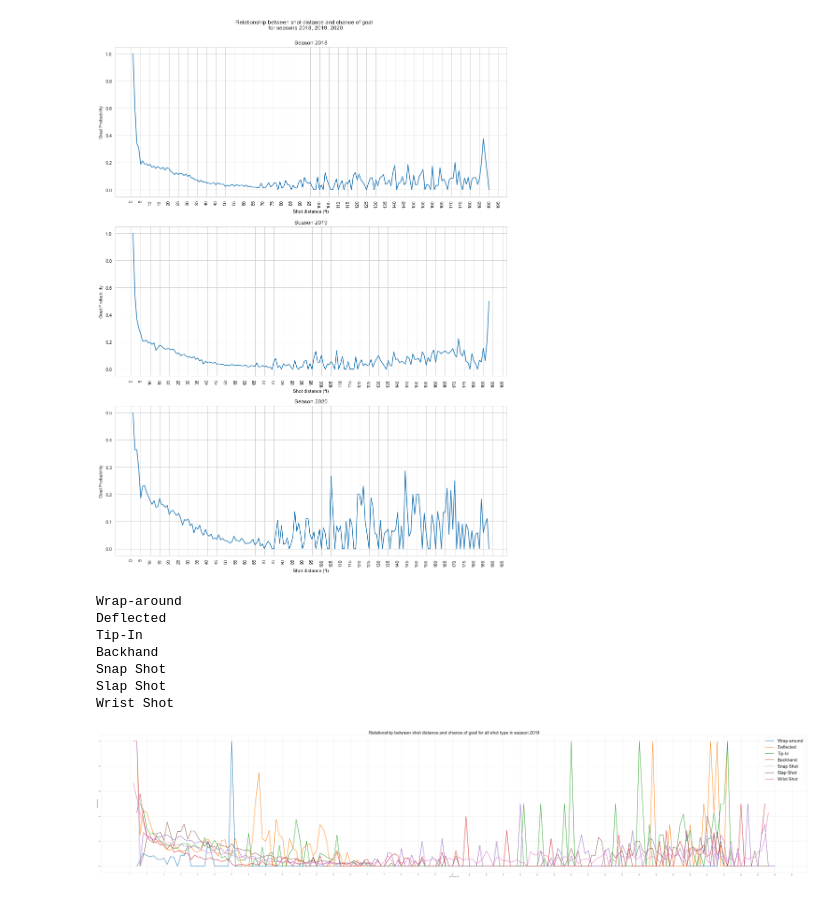
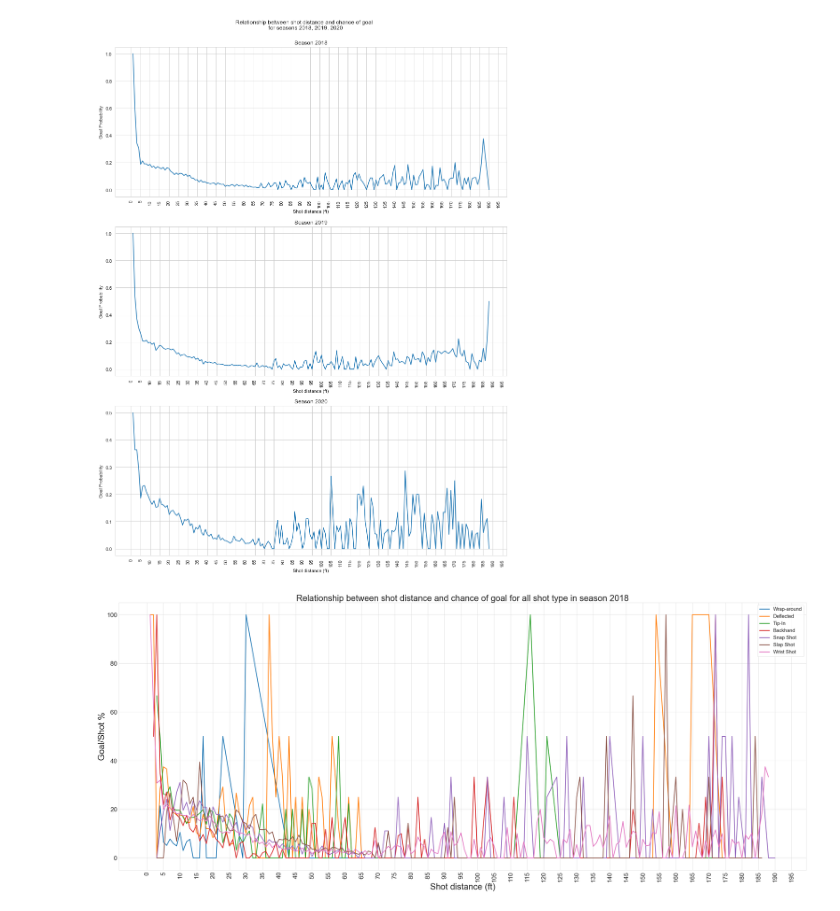
Before and after one commit to IFT6758-Team-08/Team_8_IFT_6758, a Jupyter notebook: notebooks/Milestone_1_Visualization.ipynb, the cells around one changed output. Drawn from its saved outputs; the diff is of its cells as text; code cells hidden in the pictures.

```diff
--- a/notebooks/Milestone_1_Visualization.ipynb
+++ b/notebooks/Milestone_1_Visualization.ipynb
@@ -106,38 +106,30 @@ distance_vs_goal(df_all_season)
 
 [55464 rows x 18 columns]
 [figure]
-# %%
-## part c
-
-    print(shot_type)
-# %% [output]
-Wrap-around
-Deflected
-Tip-In
-Backhand
-Snap Shot
-Slap Shot
-Wrist Shot
-# %%
-def distance_vs_goal_per_shot(df_game_events, df_shot_goal):
-    df_game_events['shot_distance'] = df_game_events['shot_distance'].round(0)
-    fig1 = plt.figure(figsize=(100, 20))
-    df_game_events_season = df_game_events[df_game_events['season'].astype(str)=='2018']
-    for shot_type in (df_shot_goal.index):
-        df_game_events_season = df_game_events[df_game_events['secondary_type'].astype(str)==shot_type]
-        df_game_events_season = df_game_events_season.groupby(['shot_distance'])['goal'].mean().to_frame().reset_index()
-        ax1 = sns.lineplot(x='shot_distance', y='goal', data=df_game_events_season, linewidth = 3, label=shot_type)
-
-        plt.title('Relationship between shot distance and chance of goal for all shot type in season 2018', size=35)
-        ax1.set_axisbelow(True)
-    plt.xticks(np.arange(0, 200, 5), rotation=90)
-    plt.xlabel('Shot distance (ft)')
-    plt.ylabel('Goal Probability')
-    plt.legend(loc='upper right', fontsize=35)
-
-#     plt.suptitle('Relationship between shot distance and chance of goal for all shot type in season 2018', size=12, y=0.92)
-    plt.show()
-
-distance_vs_goal_per_shot(df_all_season, df_shot_goal)
-# %% [output]
-[figure, removed]
+# %%
+## 5 c
+def distance_vs_goal_per_shot(df_game_events, df_shot_goal):
+    df_game_events['shot_distance'] = df_game_events['shot_distance'].round(0)
+    fig1 = plt.figure(figsize=(50, 20))
+    df_game_events = df_game_events[df_game_events['season'].astype(str)=='2018']
+#     print(df_game_events_season)
+    for shot_type in (df_shot_goal.index):
+        df_game_events_season = df_game_events[df_game_events['secondary_type']==shot_type]
+        df_game_events_season = df_game_events_season.groupby(['shot_distance'])['goal'].mean().to_frame().reset_index()
+        df_game_events_season['goal'] = df_game_events_season['goal'] * 100
+        ax1 = sns.lineplot(x='shot_distance', y='goal', data=df_game_events_season, linewidth = 3, label=shot_type)
+
+        plt.title('Relationship between shot distance and chance of goal for all shot type in season 2018', size=35)
+        ax1.set_axisbelow(True)
+    plt.xticks(np.arange(0, 200, 5), rotation=90, fontsize=25)
+    plt.yticks(fontsize=25)
+    plt.xlabel('Shot distance (ft)', fontsize=35)
+    plt.ylabel('Goal/Shot %', fontsize=35)
+    plt.legend(loc='upper right', fontsize=20)
+
+#     plt.suptitle('Relationship between shot distance and chance of goal for all shot type in season 2018', size=12, y=0.92)
+    plt.show()
+
+distance_vs_goal_per_shot(df_all_season, df_shot_goal)
+# %% [output]
+[figure, added]
```
